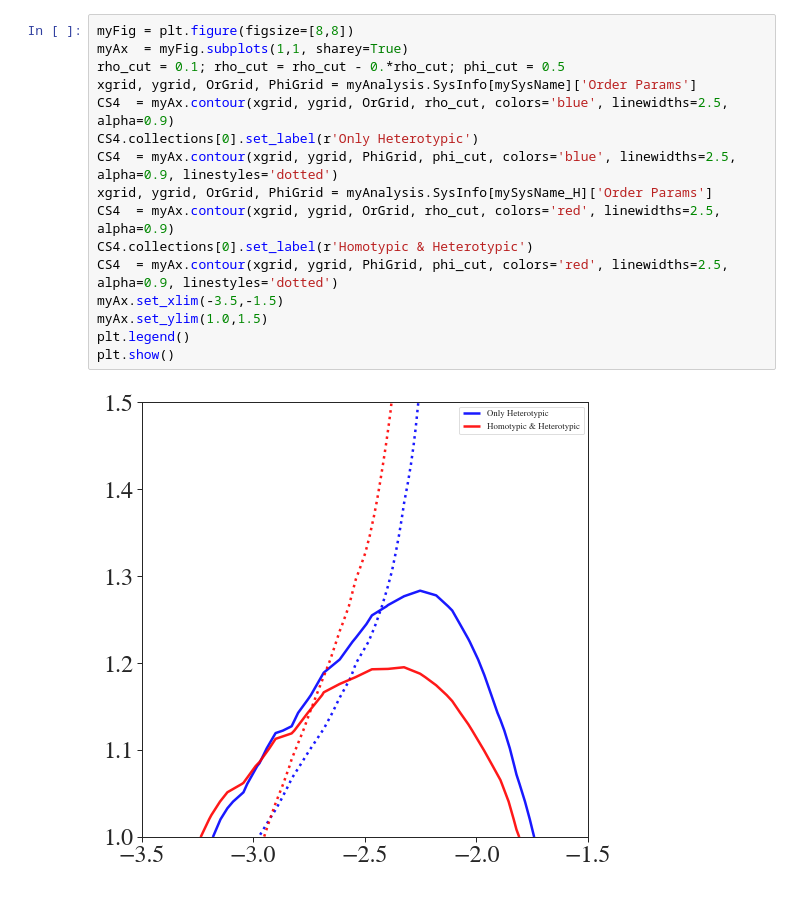
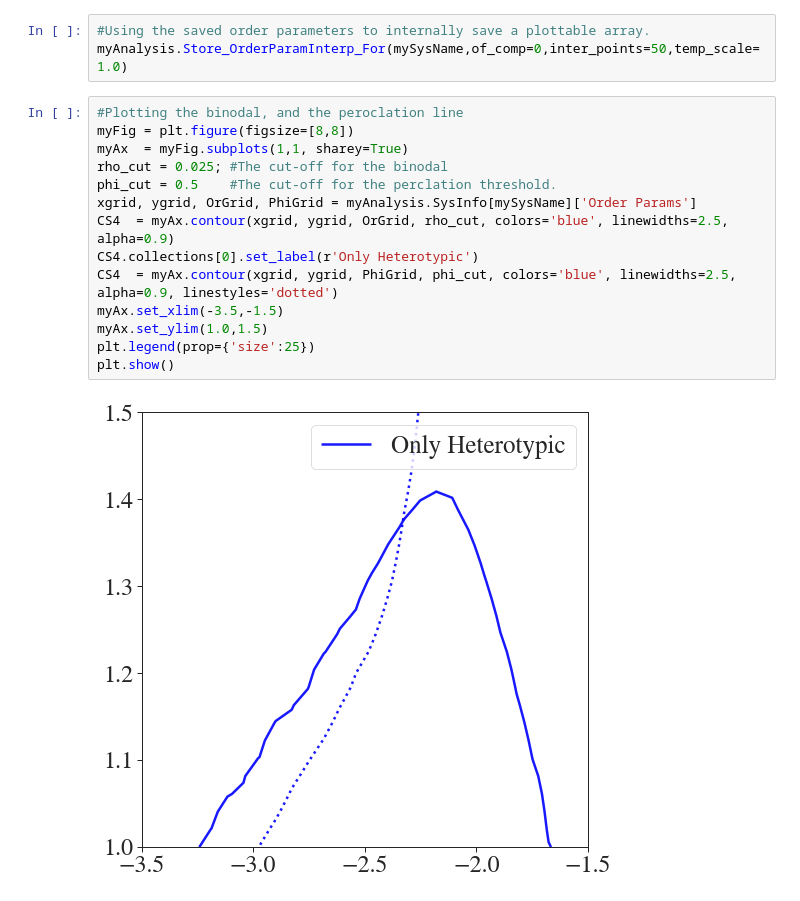
Before and after one commit to Pappulab/LASSI, a Jupyter notebook: python/Example/Example_BinodalGen.ipynb, the cells around one changed output. Cells and saved outputs as stored; diff of their text form.

```diff
--- a/python/Example/Example_BinodalGen.ipynb
+++ b/python/Example/Example_BinodalGen.ipynb
@@ -144,18 +146,19 @@ myAnalysis.Store_OrderParamInterp_For(mySysName_H,of_comp=0,inter_points=50,temp
+# %%
+#Using the saved order parameters to internally save a plottable array.
+myAnalysis.Store_OrderParamInterp_For(mySysName,of_comp=0,inter_points=50,temp_scale=1.0)
 # %%
+#Plotting the binodal, and the peroclation line
 myFig = plt.figure(figsize=[8,8])
 myAx  = myFig.subplots(1,1, sharey=True)
-rho_cut = 0.1; rho_cut = rho_cut - 0.*rho_cut; phi_cut = 0.5
+rho_cut = 0.025; #The cut-off for the binodal
+phi_cut = 0.5    #The cut-off for the perclation threshold.
 xgrid, ygrid, OrGrid, PhiGrid = myAnalysis.SysInfo[mySysName]['Order Params']
 CS4  = myAx.contour(xgrid, ygrid, OrGrid, rho_cut, colors='blue', linewidths=2.5, alpha=0.9)
 CS4.collections[0].set_label(r'Only Heterotypic')
 CS4  = myAx.contour(xgrid, ygrid, PhiGrid, phi_cut, colors='blue', linewidths=2.5, alpha=0.9, linestyles='dotted')
-xgrid, ygrid, OrGrid, PhiGrid = myAnalysis.SysInfo[mySysName_H]['Order Params']
-CS4  = myAx.contour(xgrid, ygrid, OrGrid, rho_cut, colors='red', linewidths=2.5, alpha=0.9)
-CS4.collections[0].set_label(r'Homotypic & Heterotypic')
-CS4  = myAx.contour(xgrid, ygrid, PhiGrid, phi_cut, colors='red', linewidths=2.5, alpha=0.9, linestyles='dotted')
 myAx.set_xlim(-3.5,-1.5)
 myAx.set_ylim(1.0,1.5)
-plt.legend()
+plt.legend(prop={'size':25})
 plt.show()
 # %% [output]
-[figure, old version]
+[figure, new version]
```
Also changed, not shown: parts of 29 cells of this notebook.
